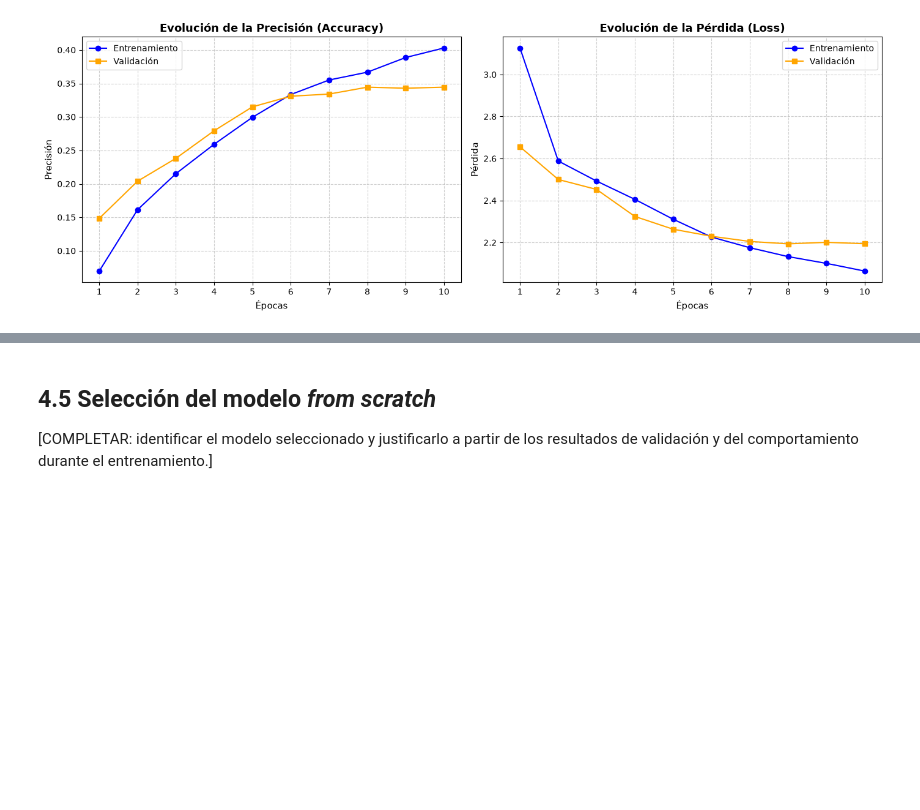
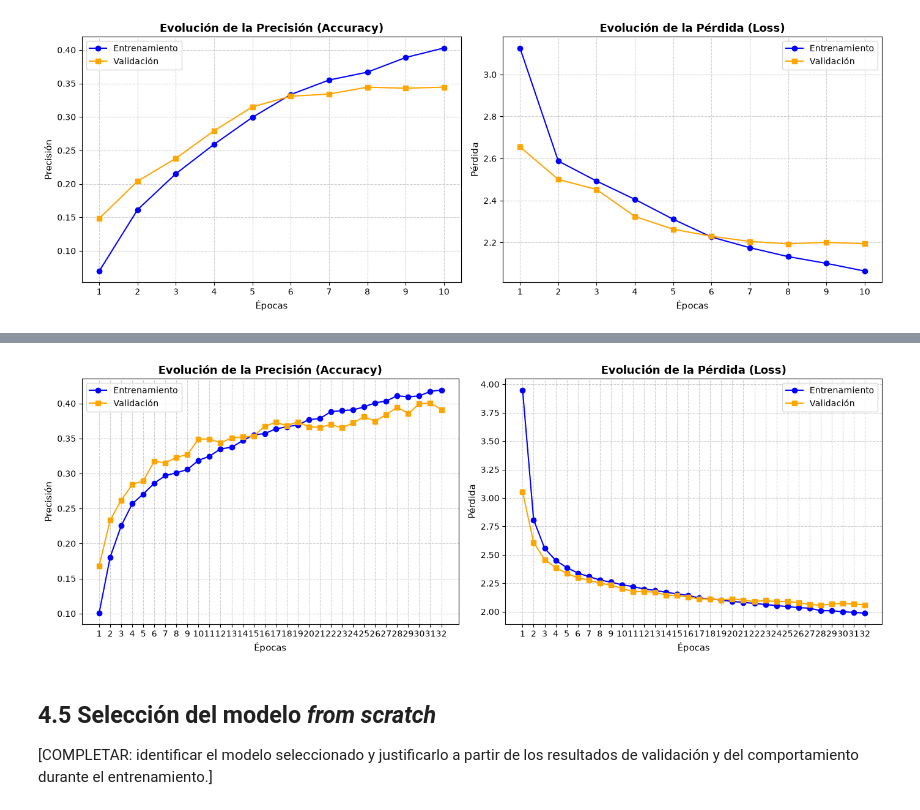
Before and after one commit to bhuvanarangaiah/07MIAR-CNN-Redes-Neuronales-2026, a Jupyter notebook: Plantilla_Proyecto_07MIAR.ipynb, the cells around one changed output, grey strips where cells are left out. Saved outputs shown, nothing was run; the diff lists cells and outputs as text; code cells hidden in the pictures; blank space fills up the shorter version.

```diff
--- a/Plantilla_Proyecto_07MIAR.ipynb
+++ b/Plantilla_Proyecto_07MIAR.ipynb
@@ -1241,0 +1255,96 @@ Error:
+# %%
+# COMPLETAR: implementar y ejecutar experimentos adicionales.
+# Mantener un registro de configuración y resultados de cada experimento.
+from tensorflow.keras.callbacks import EarlyStopping
+from tensorflow.keras import layers, models, regularizers, callbacks
+from tensorflow.keras.optimizers import Adam
+
+data_augmentation = Sequential([ # Implementando data augmentation para mas variedad de imagenes en el dataset
+    layers.RandomFlip("horizontal"),
+    layers.RandomRotation(0.1),
+    layers.RandomZoom(0.1)
+])
+
+cnn_HAR_dropout_dense = Sequential([ # Agregue una capa dropout y una extra de densas
+    layers.Conv2D(64, (3, 3), activation="relu", input_shape=(128, 128, 3)), # Aumento de la red de 32 --> 64
+    layers.MaxPooling2D((2, 2)),
+    layers.Dropout(0.3),
+
+    data_augmentation,
+
+    layers.Conv2D(128, (3, 3), activation="relu"), # Aumento de la red de 64 --> 128
+    layers.MaxPooling2D((2, 2)),
+
+    layers.Conv2D(256, (3, 3), activation="relu"), # Creacion de una nueva capa convolucional para aumentar la capacidad de aprendizaje 256
+    layers.MaxPooling2D((2, 2)),
+    layers.Dropout(0.3),
+
+    layers.Flatten(),
+    layers.Dense(128, activation="relu",kernel_regularizer=regularizers.l2(0.01)), # Volvemos a la tasa anterior porque obtuvimos peores resultados
+    layers.Dense(15, activation="softmax")
+])
+
+cnn_HAR_dropout_dense.summary()
+early_stop = EarlyStopping(
+    monitor="val_loss",
+    patience=4,
+    restore_best_weights=True
+)
+
+optimizer = Adam(learning_rate=0.0001)
+
+cnn_HAR_dropout_dense.compile(
+    optimizer=optimizer,
+    loss="sparse_categorical_crossentropy",
+    metrics=["accuracy"],
+    jit_compile=False
+)
+
+history_cnn_HAR_dropout_dense = cnn_HAR_dropout_dense.fit(
+    X_train_final,
+    y_train_numerico,
+    epochs=50,
+    batch_size=128,
+    callbacks=[early_stop],
+    validation_split=0.1,
+
+)
+
+history_dict = history_cnn_HAR_dropout_dense.history
+epochs = range(1, len(history_dict["accuracy"]) + 1)
+
+fig, (ax1, ax2) = plt.subplots(1, 2, figsize=(14, 5))
+
+ax1.plot(
+    epochs, history_dict["accuracy"], "o-", label="Entrenamiento", color="blue"
+)
+ax1.plot(
+    epochs,
+    history_dict["val_accuracy"],
+    "s-",
+    label="Validación",
+    color="orange",
+)
+ax1.set_title("Evolución de la Precisión (Accuracy)", fontsize=13, weight="bold")
+ax1.set_xlabel("Épocas", fontsize=11)
+ax1.set_ylabel("Precisión", fontsize=11)
+ax1.set_xticks(epochs)
+ax1.grid(True, linestyle="--", alpha=0.6)
+ax1.legend()
+
+ax2.plot(epochs, history_dict["loss"], "o-", label="Entrenamiento", color="blue")
+ax2.plot(
+    epochs, history_dict["val_loss"], "s-", label="Validación", color="orange"
+)
+ax2.set_title(
+    "Evolución de la Pérdida (Loss)", fontsize=13, weight="bold"
+)
+ax2.set_xlabel("Épocas", fontsize=11)
+ax2.set_ylabel("Pérdida", fontsize=11)
+ax2.set_xticks(epochs)
+ax2.grid(True, linestyle="--", alpha=0.6)
+ax2.legend()
+
+plt.tight_layout()
+plt.show()
+# %% [output]
@@ -1242,3 +1394,4 @@ Error:
+[figure, added]
 # %% [markdown]
 ## 4.5 Selección del modelo *from scratch*
 
```
Also changed, not shown: parts of 6 cells of this notebook.
